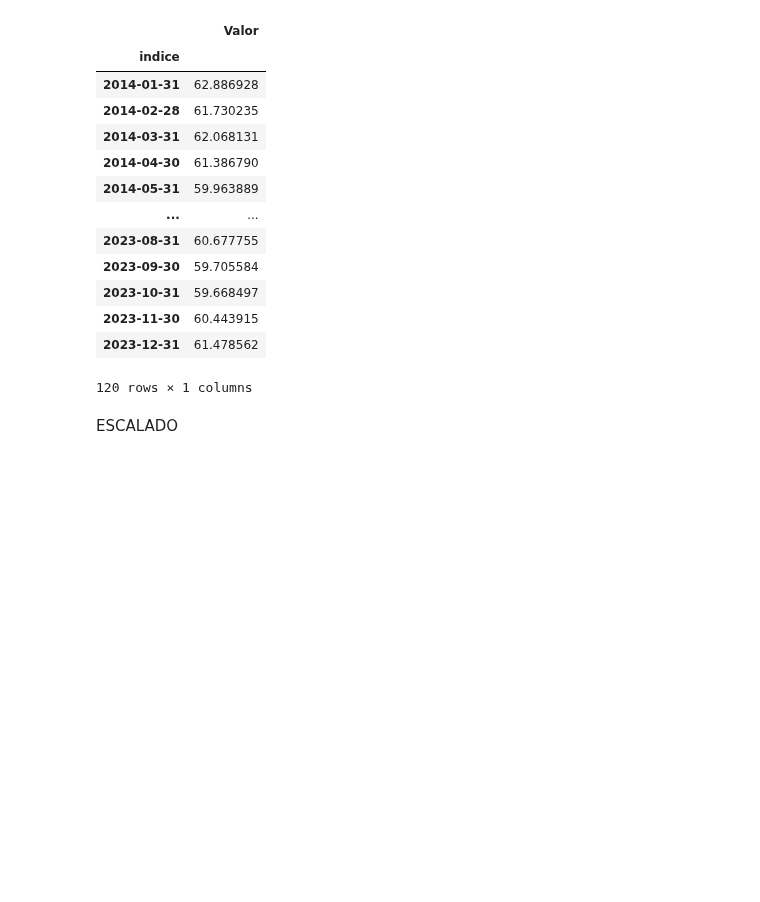
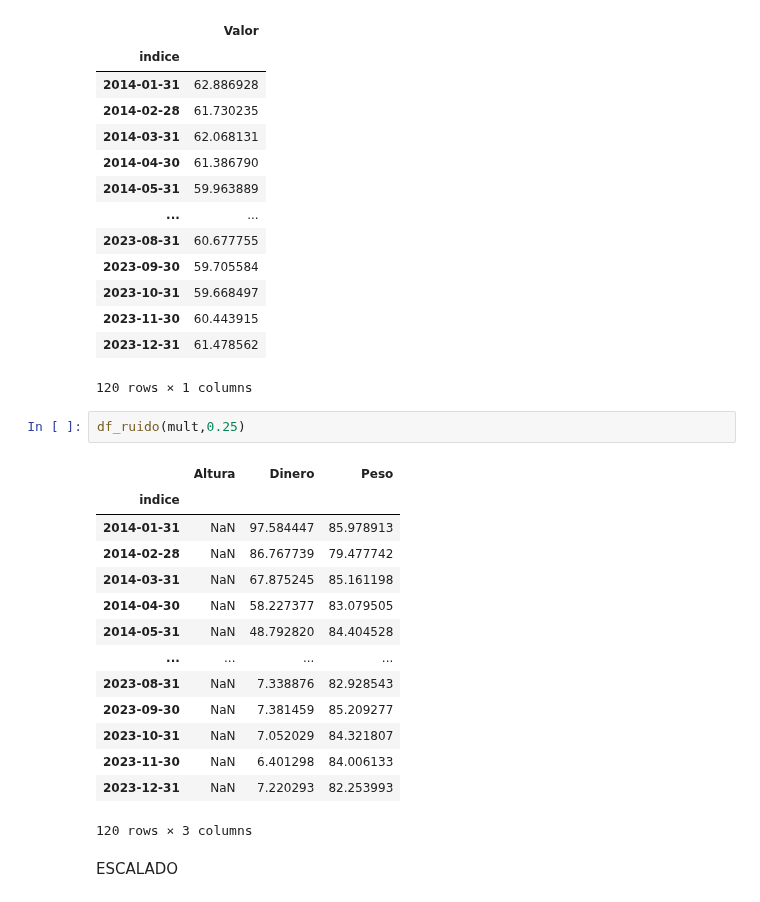
Before and after one commit to davidraamirez/drift-detection_data-augmentation, a Jupyter notebook: Aumentar datos/Tecnicas.ipynb, the cells around one changed output. Saved outputs shown, nothing was run; the diff lists cells and outputs as text; blank space fills up the shorter version.

```diff
--- a/Aumentar datos/Tecnicas.ipynb
+++ b/Aumentar datos/Tecnicas.ipynb
@@ -80,6 +116,23 @@ df_ruido(df,0.4)
 | 2023-11-30 | 60.443915 |
 | 2023-12-31 | 61.478562 |
 120 rows × 1 columns
+# %%
+df_ruido(mult,0.25)
+# %% [output]
+|  | Altura | Dinero | Peso |
+| indice |  |  |  |
+| 2014-01-31 | NaN | 97.584447 | 85.978913 |
+| 2014-02-28 | NaN | 86.767739 | 79.477742 |
+| 2014-03-31 | NaN | 67.875245 | 85.161198 |
+| 2014-04-30 | NaN | 58.227377 | 83.079505 |
+| 2014-05-31 | NaN | 48.792820 | 84.404528 |
+| ... | ... | ... | ... |
+| 2023-08-31 | NaN | 7.338876 | 82.928543 |
+| 2023-09-30 | NaN | 7.381459 | 85.209277 |
+| 2023-10-31 | NaN | 7.052029 | 84.321807 |
+| 2023-11-30 | NaN | 6.401298 | 84.006133 |
+| 2023-12-31 | NaN | 7.220293 | 82.253993 |
+120 rows × 3 columns
 # %% [markdown]
 ESCALADO
 # %%
```
Also changed, not shown: parts of 50 cells of this notebook.
